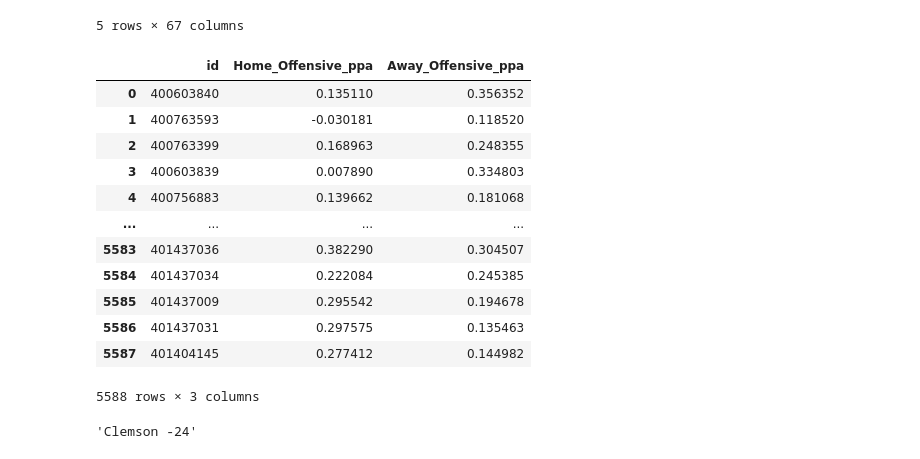
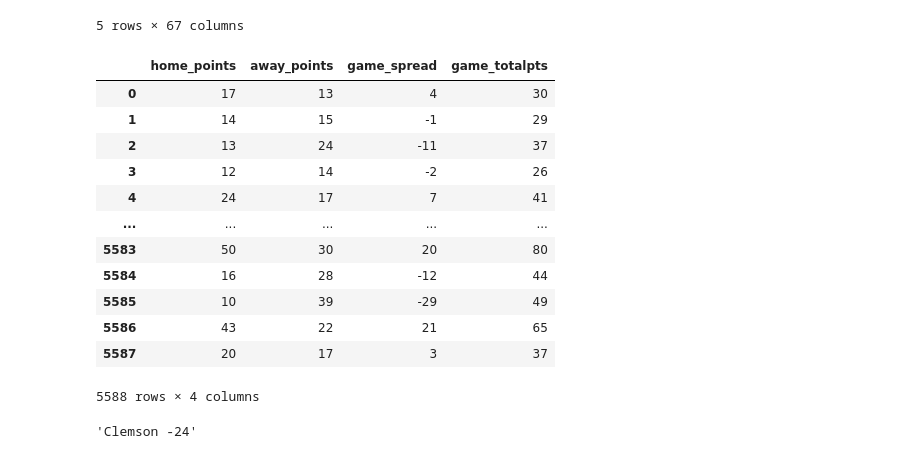
Before and after one commit to dyeds/PIC-16B-Project, a Jupyter notebook: TeamData.ipynb, the cells around one changed output. Saved outputs shown, nothing was run; the diff lists cells and outputs as text; code cells hidden in the pictures.

```diff
--- a/TeamData.ipynb
+++ b/TeamData.ipynb
@@ -302,20 +302,21 @@ df_merged.head()
 5 rows × 67 columns
 # %%
 df_merged[["id","Home_Offensive_ppa","Away_Offensive_ppa"]] #verified w first result
+df_merged[["home_points","away_points","game_spread","game_totalpts"]]
 # %% [output]
-|  | id | Home_Offensive_ppa | Away_Offensive_ppa |
-| 0 | 400603840 | 0.135110 | 0.356352 |
-| 1 | 400763593 | -0.030181 | 0.118520 |
-| 2 | 400763399 | 0.168963 | 0.248355 |
-| 3 | 400603839 | 0.007890 | 0.334803 |
-| 4 | 400756883 | 0.139662 | 0.181068 |
-| ... | ... | ... | ... |
-| 5583 | 401437036 | 0.382290 | 0.304507 |
-| 5584 | 401437034 | 0.222084 | 0.245385 |
-| 5585 | 401437009 | 0.295542 | 0.194678 |
-| 5586 | 401437031 | 0.297575 | 0.135463 |
-| 5587 | 401404145 | 0.277412 | 0.144982 |
+|  | home_points | away_points | game_spread | game_totalpts |
+| 0 | 17 | 13 | 4 | 30 |
+| 1 | 14 | 15 | -1 | 29 |
+| 2 | 13 | 24 | -11 | 37 |
+| 3 | 12 | 14 | -2 | 26 |
+| 4 | 24 | 17 | 7 | 41 |
+| ... | ... | ... | ... | ... |
+| 5583 | 50 | 30 | 20 | 80 |
+| 5584 | 16 | 28 | -12 | 44 |
+| 5585 | 10 | 39 | -29 | 49 |
+| 5586 | 43 | 22 | 21 | 65 |
+| 5587 | 20 | 17 | 3 | 37 |
-5588 rows × 3 columns
+5588 rows × 4 columns
 # %%
 #sample merge dataframe
 
```
Also changed, not shown: parts of 7 cells of this notebook.
